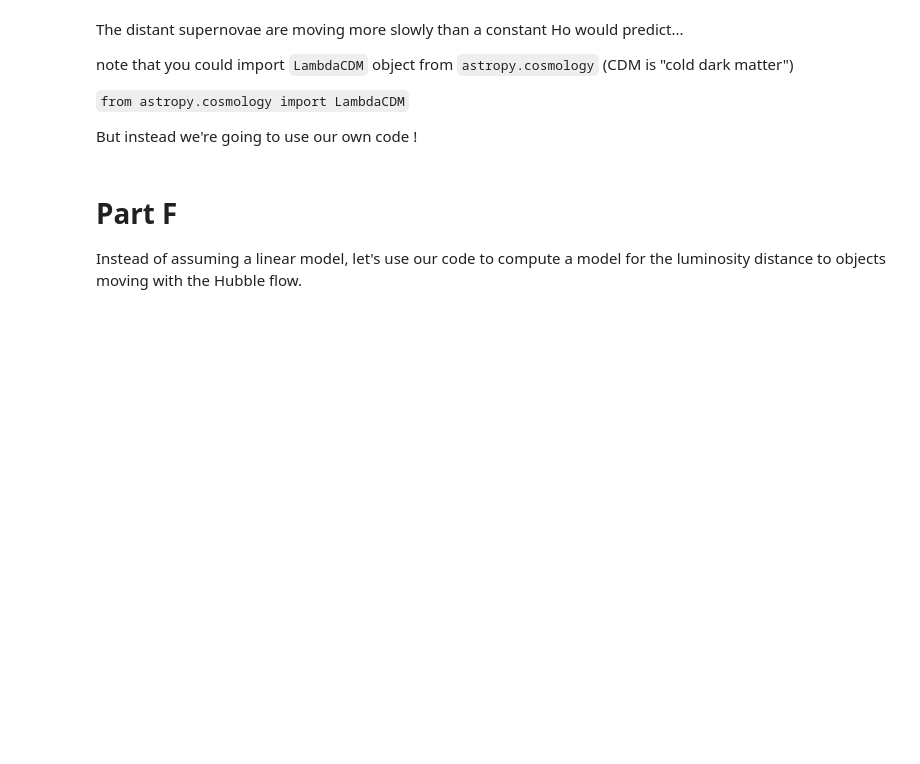
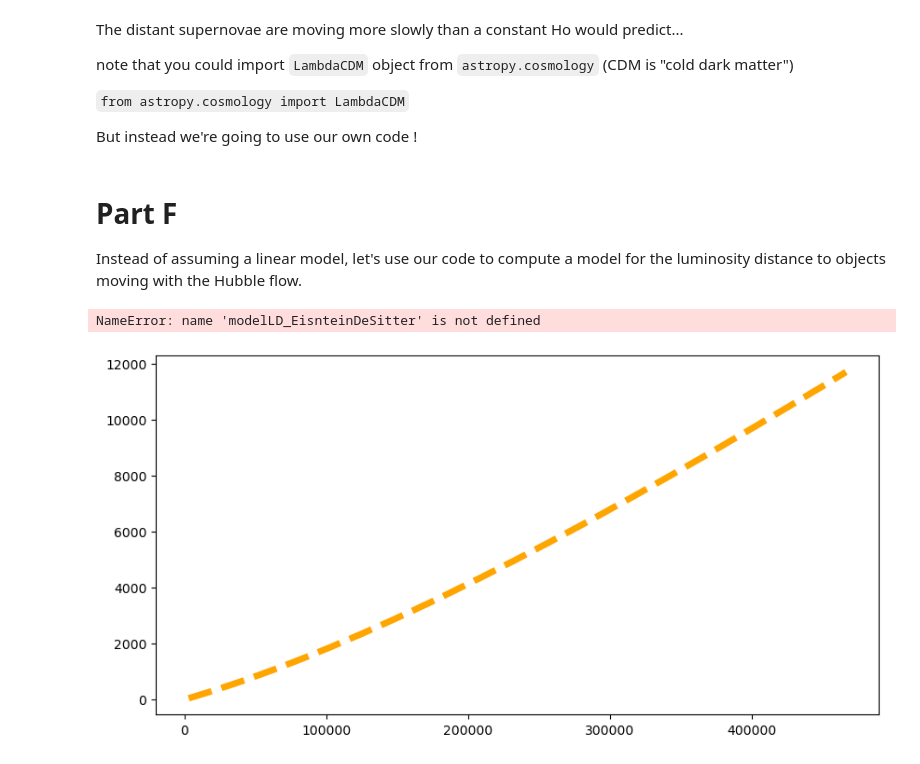
Before and after one commit to hina18201716/astr400b-25s, a Jupyter notebook: Labs/Lab14/Lab14_Template.ipynb, the cells around one changed output. Drawn from its saved outputs; the diff is of its cells as text; code cells hidden in the pictures; blank space fills up the shorter version.

```diff
--- a/Labs/Lab14/Lab14_Template.ipynb
+++ b/Labs/Lab14/Lab14_Template.ipynb
@@ -255,10 +255,14 @@ But instead we're going to use our own code !
 Instead of assuming a linear model, let's use our code to compute a model for the luminosity distance to objects moving with the Hubble flow.
 # %%
 # define an array of redshifts to compute the luminosity distance
+zarray = np.linspace(0.01, 1.1*max(data['z']), 100)
 # %%
 # Compute the corresponding recessional velocities using the doppler shift
 # z = v/c
+vrec = zarray*c.to(u.km/u.s)
 # %%
 # Generate models for the luminosity distance as a function of z
 # for Benchmark and Einstein De Sitter Cosmologies.
 # Use a list comprehension
+modelLD_Benchmark = [ BenchMark.LuminosityDistance(i).value for i in zarray ]
+modelLD_EinsteinDeSitter = [ EinsteinDeSitter.LuminosityDistance(i).value for i in zarray ]
@@ -267,3 +269,26 @@ Instead of assuming a linear model, let's use our code to compute a model for th
+# %%
+# Plot the new models on top of the data
+
+fig = plt.figure(figsize=(10,5))
+ax = plt.subplot(111)
+
+
+ax.plot(vrec, modelLD_Benchmark, 'orange', ls='--', lw=5, label="BenchMark")
+ax.plot(vrec, modelLD_EinsteinDeSitter, 'green', ls='--', lw=5, label="EinsteinDeSitter")
+
+
+
+ax.plot(VR, LD, 'b.', label='SNe data')
+ax.plot(VR, modelLD, 'r', label='VR/Ho')
+ax.set_xlabel('Recessional velocity [km/s]', fontsize=18)
+ax.set_ylabel('Luminosity Distance [Mpc]', fontsize=18)
+ax.set_title(f"Luminosity Distance vs Recessional Velocity for {nNear} SNe within 200 Mpc",
+             fontsize=15)
+
+legend = ax.legend(loc='upper left',fontsize=18)
+# %% [output]
+NameError: name 'modelLD_EisnteinDeSitter' is not defined
+[figure, added]
 # %% [markdown]
 To determine the best fit, you would test different values of Omega_M and Omega_L and generate probability contours
 
```
Also changed, not shown: parts of 1 cell of this notebook, 1 other file.
